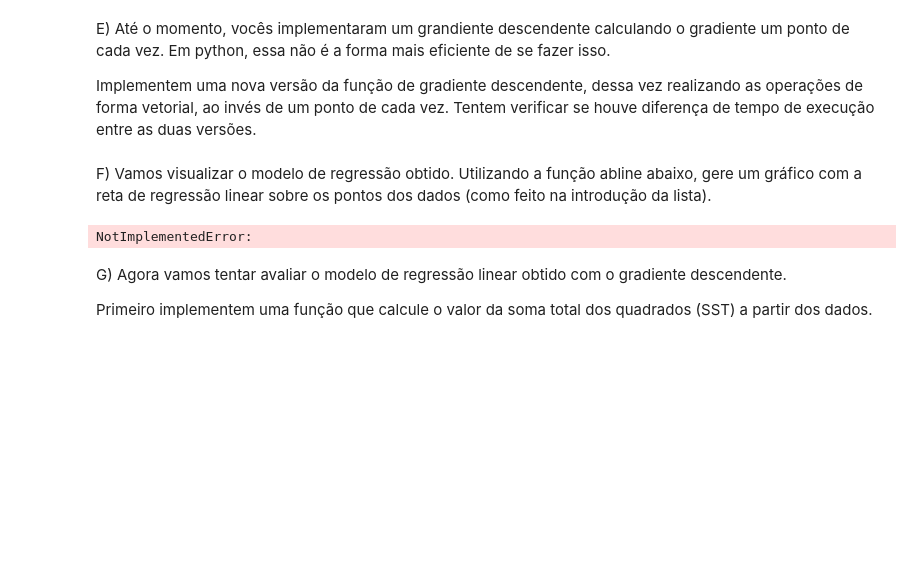
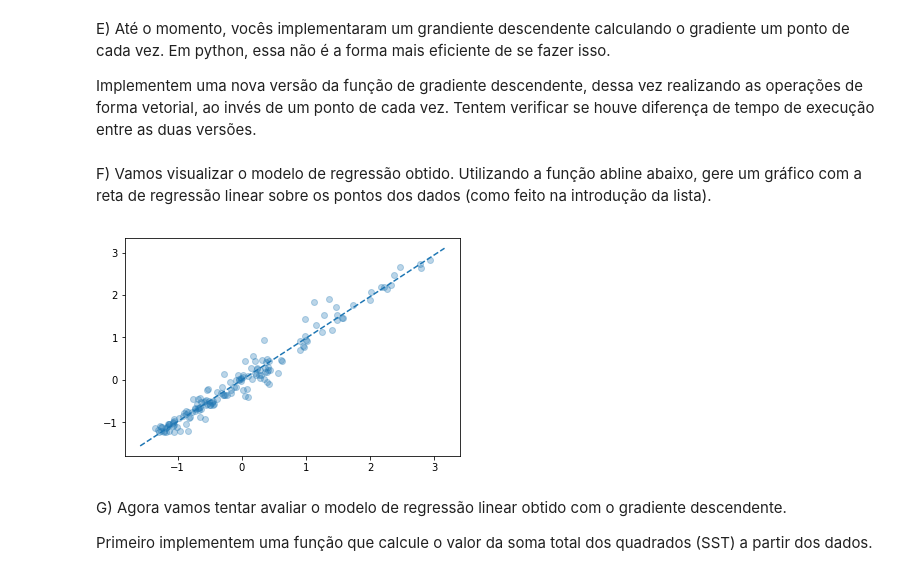
Before and after one commit to brenomatos/icd, a Jupyter notebook: Lista05/Lista05.ipynb, the cells around one changed output. Drawn from its saved outputs; the diff is of its cells as text; code cells hidden in the pictures; blank space fills up the shorter version.

Commit message:
added lista 5

```diff
--- a/Lista05/Lista05.ipynb
+++ b/Lista05/Lista05.ipynb
@@ -129,14 +127,37 @@ E) Até o momento, vocês implementaram um grandiente descendente calculando o g
 Em python, essa não é a forma mais eficiente de se fazer isso.
 
 Implementem uma nova versão da função de gradiente descendente, dessa vez realizando as operações de forma vetorial, ao invés de um ponto de cada vez. Tentem verificar se houve diferença de tempo de execução entre as duas versões.
-# %%
-def descent_vec(x, y, lambda_, niter, param0):
-    # x,y : dados
-    # lambda_ : taxa de aprendizado
-    # niter : número de iterações do gradiente descendente
-    # param0 : lista com valores iniciais para alpha e beta
-    # YOUR CODE HERE
-    raise NotImplementedError()
+# %%
+def descent_vec(x, y, lambda_, niter, param0):
+    # x,y : dados
+    # lambda_ : taxa de aprendizado
+    # niter : número de iterações do gradiente descendente
+    # param0 : lista com valores iniciais para alpha e beta
+    # YOUR CODE HERE
+    alpha = param0[0]
+    beta = param0[1]
+    x = np.array(x)
+    y = np.array(y)
+    aux_alpha = 0
+    aux_beta = 0
+    for _ in range(niter):
+        aux_alpha = alpha
+        aux_beta = beta
+        grad = gradient(x,y,aux_alpha,aux_beta)
+        g_alpha = grad[0]
+        g_beta = grad[1]
+        alpha = alpha - lambda_*g_alpha.sum()
+        beta = beta - lambda_*g_beta.sum()
+    return [alpha,beta]
+
+
+# x = [1,2,3,4,5,6,7,8]
+# y = [2,4,6,8,10,12,14,16]
+# lambda_ = 0.001
+# niter = 50000
+# param0 = [1,1]
+
+# descent_vec(x,y,lambda_,niter,param0)
 # %% [markdown]
 F) Vamos visualizar o modelo de regressão obtido. Utilizando a função abline abaixo, gere um gráfico com a reta de regressão linear sobre os pontos dos dados (como feito na introdução da lista).
 # %%
@@ -149,15 +170,17 @@ def abline(slope, intercept):
 # %%
 def plot_regression(x, y, lambda_, niter, param0):
     # x,y : dados
     # lambda_ : taxa de aprendizado
     # niter : número de iterações do gradiente descendente
     # param0 : lista com valores iniciais para alpha e beta
     # YOUR CODE HERE
-    raise NotImplementedError()
+    intercept, slope = descent_vec(x, y, lambda_, niter, param0)
+    abline(slope,intercept)
 
+plt.scatter(df.values[:, 0], df.values[:, 1], alpha=0.3) # Esse alpha define transparência dos pontos
 plot_regression(df.values[:, 0], df.values[:, 1], 0.0001, 1000, [1, 1])
 # %% [output]
-NotImplementedError:
+[figure, added]
 # %% [markdown]
 G) Agora vamos tentar avaliar o modelo de regressão linear obtido com o gradiente descendente.
 
```
Also changed, not shown: parts of 8 cells of this notebook.
